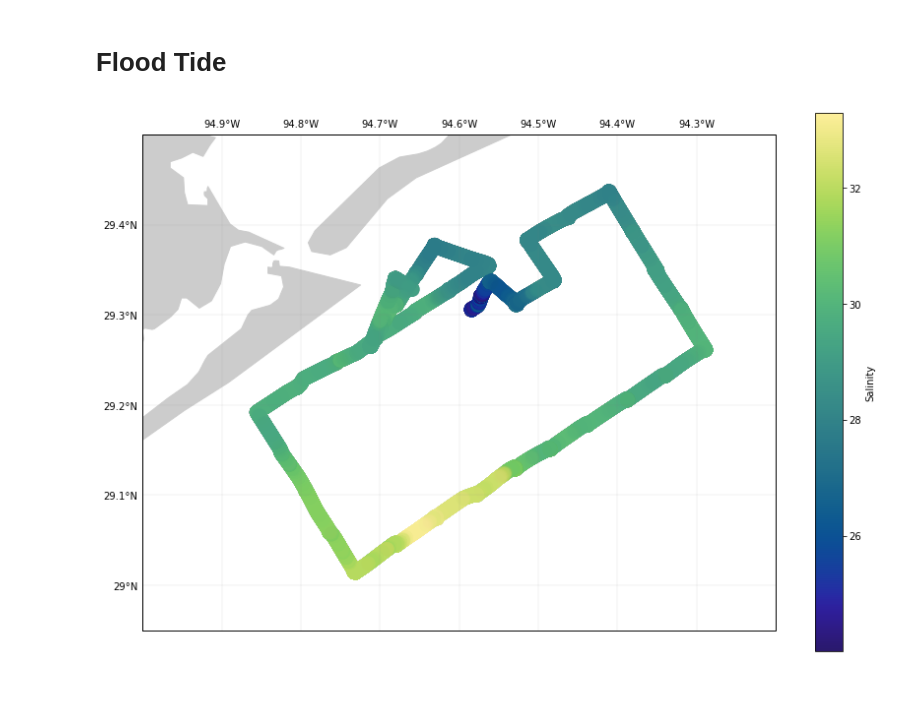
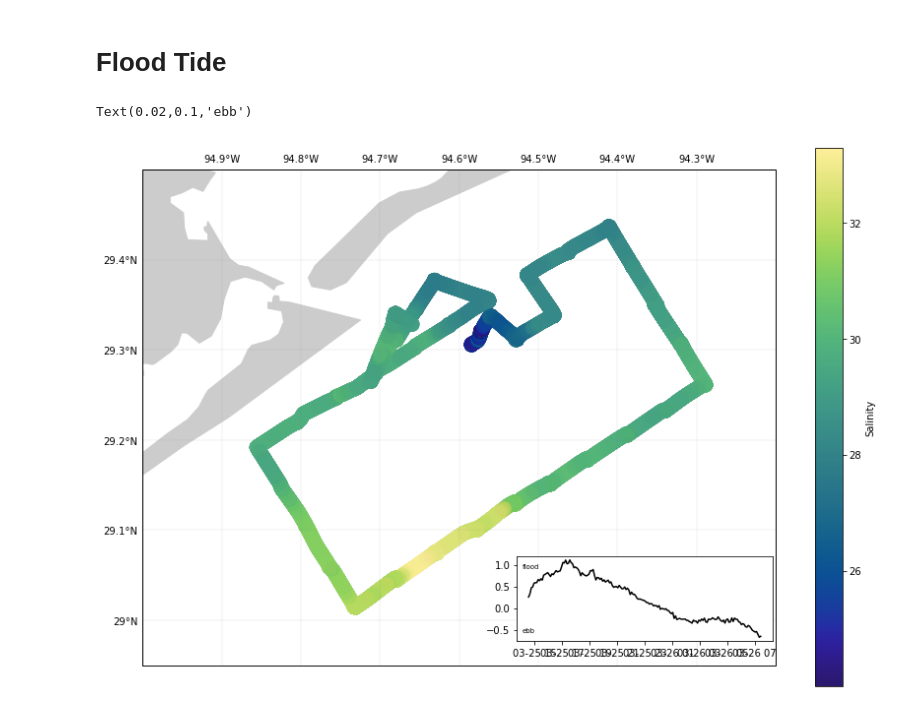
Before and after one commit to shelleyculver/rapid, a Jupyter notebook: midas/scs/salinity.ipynb, the cells around one changed output. Saved outputs shown, nothing was run; the diff lists cells and outputs as text; code cells hidden in the pictures.

```diff
--- a/midas/scs/salinity.ipynb
+++ b/midas/scs/salinity.ipynb
@@ -22,7 +24,7 @@ land_10m = cartopy.feature.NaturalEarthFeature('physical', 'land', '10m',
 pc = cartopy.crs.PlateCarree()
 merc = cartopy.crs.Mercator(central_longitude=-85.0)
 # %%
-df = pd.read_csv('../../../data/HRRO3 March 25-27 2018/SCS_ Pelican/MIDAS/MIDAS_001.elg', parse_dates=[[0,1]], index_col=0, na_values='na', nrows=95000)
+df = pd.read_csv('../../../../data/HRRO3 March 25-27 2018/SCS_ Pelican/MIDAS/MIDAS_001.elg', parse_dates=[[0,1]], index_col=0, na_values='na', nrows=95000)
 # %%
 #convert from shoved together numbers to decimal degrees by pulling apart number as a string
 df.loc[:,'ADU800-GGA-Lat'] = [float(str(la)[:2]) + float(str(la)[2:-1])/60 for la in df['ADU800-GGA-Lat']]
@@ -97,23 +124,39 @@ fig.savefig('test.png')
 # %%
 fig = plt.figure(figsize=(12, 8)) # (9.4, 7.7))
 
 ax = fig.add_axes([0.06, 0.01, 0.93, 0.95], projection=merc)
 ax.set_frame_on(False) # kind of like it without the box
 #extent controls bounds of cruise
 ax.set_extent([-95.0, -94.2, 28.95, 29.5], pc)
 gl = ax.gridlines(linewidth=0.2, color='gray', alpha=0.5, linestyle='-', draw_labels=True)
 # the following two make the labels look like lat/lon format
 gl.xformatter = LONGITUDE_FORMATTER
 gl.yformatter = LATITUDE_FORMATTER
 gl.xlabels_bottom = False  # turn off labels where you don't want them
 gl.ylabels_right = False
 ax.add_feature(land_10m, facecolor='0.8')
 ax.set_facecolor('0.8')
 
 mappable = ax.scatter(df['ADU800-GGA-Lon']['2018-3-25 14:30':'2018-3-26 07:30'], df['ADU800-GGA-Lat']['2018-3-25 14:30':'2018-3-26 07:30'], c=df['Thermosalinograph-Data-Salinity']['2018-3-25 14:30':'2018-3-26 07:30'], s=200, cmap=cmo.haline, transform=pc, alpha=0.1)
 cb = fig.colorbar(mappable)
 cb.set_alpha(1)
 cb.draw_all()
 cb.set_label('Salinity')
+
+# date = datetime((args.year, 1, 1) + timedelta(days=int(day) - 1) + timedelta(hours=int(time[:2])) + timedelta(minutes=int(time[2:])))
+
+axtide = fig.add_axes([0.5, 0.09, 0.3, 0.15])
+axtide.plot(tdf['g06010: Along [cm/s]']['2018-3-25 14:30':'2018-3-26 07:30']/100, color='k')
+axtide.text(0.02, 0.85, 'flood', fontsize=7, transform=axtide.transAxes)
+axtide.text(0.02, 0.1, 'ebb', fontsize=7, transform=axtide.transAxes)
+# these arent working becuase they need to be in date time format or converted from date time before i can use them?
+# axtide.get_yaxis().set_ticks(np.arange(0,1.0,0.5))
+# axtide.get_yaxis().set_ticklabels(['', '-0.5', '', '0.5', ''])
+# axtide.set_ylim(-1.4, 1.4)
+# plt.xticks(rotation=300)
+
+# axtide.axhline(y=0.0, xmin=0, xmax=1, color='k', linestyle=':', linewidth=0.5)
+# axtide.axvline(x=date2num(date), ymin=0, ymax=1)
 # %% [output]
+Text(0.02,0.1,'ebb')
-[figure, old version]
+[figure, new version]
```
Also changed, not shown: parts of 14 cells of this notebook.
